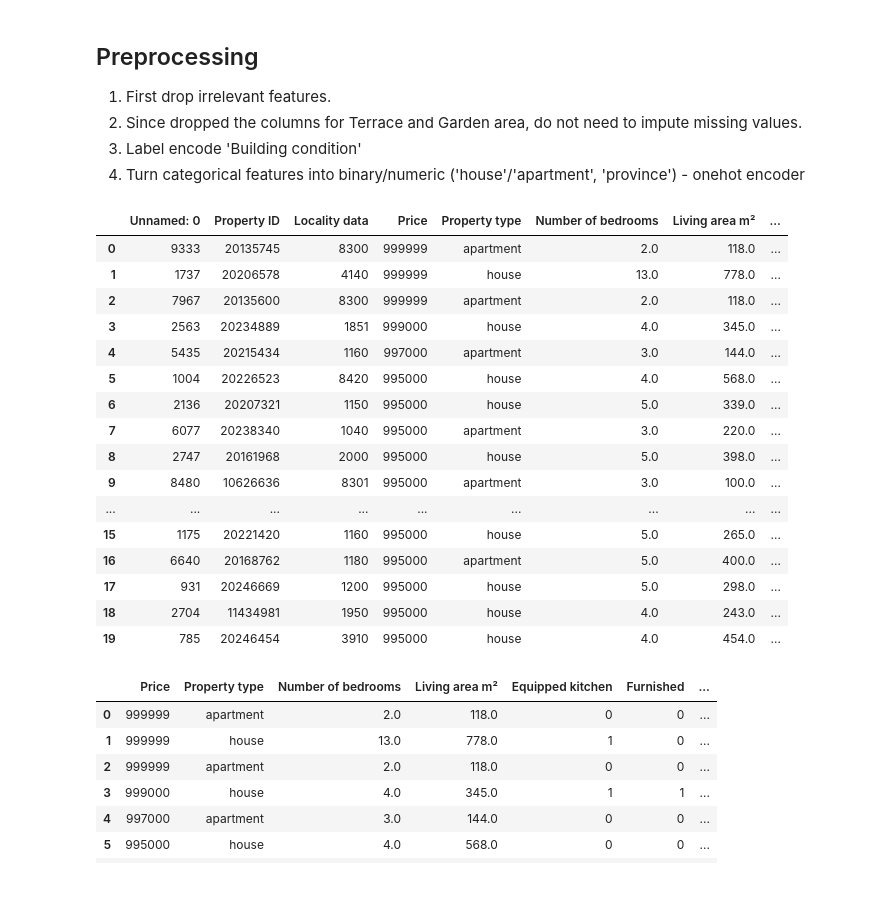
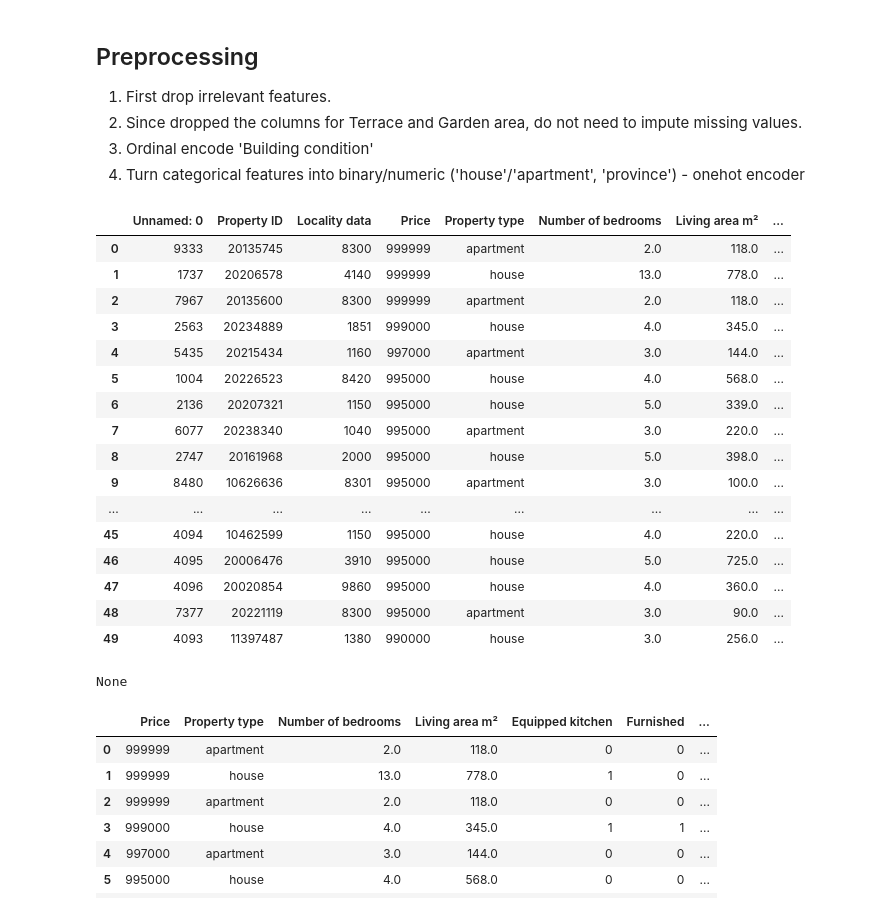
Before and after one commit to kgriff21/immoeliza-ml, a Jupyter notebook: main.ipynb, the cells around one changed output. Saved outputs shown, nothing was run; the diff lists cells and outputs as text; code cells hidden in the pictures.

```diff
--- a/main.ipynb
+++ b/main.ipynb
@@ -24,33 +24,52 @@ None
 ## Preprocessing
 1. First drop irrelevant features.
 2. Since dropped the columns for Terrace and Garden area, do not need to impute missing values.
-3. Label encode 'Building condition'
+3. Ordinal encode 'Building condition'
 3. Turn categorical features into binary/numeric ('house'/'apartment', 'province') - onehot encoder
 # %%
 # Transforming qualitative into numerical. Encoded building condition ranges from 0 - 5:
 # ['As new' 'Good' 'To be done up' 'Just renovated' 'To renovate' 'To restore']
 
-label_encoder_property_type = LabelEncoder()
-label_encoder_condition = LabelEncoder()
-df['Encoded Building Condition'] = label_encoder_condition.fit_transform(df['Building condition'])
-display(df.head(20))
+# Assuming 'df' is your DataFrame and has a column named 'Building condition'
+# Select the 'Building condition' column
+def encode_building_condition(df):
+    '''
+    Encodes building condition with OrdinalEncoder, giving hierarcy ranging from 0 - 5:
+    ['As new' 'Good' 'To be done up' 'Just renovated' 'To renovate' 'To restore']
+    This function also drops the column originally titled 'Building Condition'.
+    Parameters:
+    df (DataFrame): The original or modified DataFrame
+    '''
+    building_condition_column = df[['Building condition']]
+    # Define and fit the OrdinalEncoder
+    encoder = OrdinalEncoder()
+    encoded_building_condition = encoder.fit_transform(building_condition_column)
+    # Add the transformed data back to the DataFrame
+    df['Encoded Building Condition'] = encoded_building_condition.ravel()
+    df = df.drop(['Building condition'], axis=1)
+    # Display the updated DataFrame
+    print(display(df.head(50)))
+    return df
+
+df = encode_building_condition(df)
 # %% [output]
 |  | Unnamed: 0 | Property ID | Locality data | Price | Property type | Number of bedrooms | Living area m² | ... |
 | 0 | 9333 | 20135745 | 8300 | 999999 | apartment | 2.0 | 118.0 | ... |
 | 1 | 1737 | 20206578 | 4140 | 999999 | house | 13.0 | 778.0 | ... |
 | 2 | 7967 | 20135600 | 8300 | 999999 | apartment | 2.0 | 118.0 | ... |
 | 3 | 2563 | 20234889 | 1851 | 999000 | house | 4.0 | 345.0 | ... |
 | 4 | 5435 | 20215434 | 1160 | 997000 | apartment | 3.0 | 144.0 | ... |
 | 5 | 1004 | 20226523 | 8420 | 995000 | house | 4.0 | 568.0 | ... |
 | 6 | 2136 | 20207321 | 1150 | 995000 | house | 5.0 | 339.0 | ... |
 | 7 | 6077 | 20238340 | 1040 | 995000 | apartment | 3.0 | 220.0 | ... |
 | 8 | 2747 | 20161968 | 2000 | 995000 | house | 5.0 | 398.0 | ... |
 | 9 | 8480 | 10626636 | 8301 | 995000 | apartment | 3.0 | 100.0 | ... |
 | ... | ... | ... | ... | ... | ... | ... | ... | ... |
-| 15 | 1175 | 20221420 | 1160 | 995000 | house | 5.0 | 265.0 | ... |
-| 16 | 6640 | 20168762 | 1180 | 995000 | apartment | 5.0 | 400.0 | ... |
-| 17 | 931 | 20246669 | 1200 | 995000 | house | 5.0 | 298.0 | ... |
-| 18 | 2704 | 11434981 | 1950 | 995000 | house | 4.0 | 243.0 | ... |
-| 19 | 785 | 20246454 | 3910 | 995000 | house | 4.0 | 454.0 | ... |
+| 45 | 4094 | 10462599 | 1150 | 995000 | house | 4.0 | 220.0 | ... |
+| 46 | 4095 | 20006476 | 3910 | 995000 | house | 5.0 | 725.0 | ... |
+| 47 | 4096 | 20020854 | 9860 | 995000 | house | 4.0 | 360.0 | ... |
+| 48 | 7377 | 20221119 | 8300 | 995000 | apartment | 3.0 | 90.0 | ... |
+| 49 | 4093 | 11397487 | 1380 | 990000 | house | 3.0 | 256.0 | ... |
+None
 # %%
 # Drop unnecessary columns not needed for the model
```
Also changed, not shown: parts of 17 cells of this notebook.
